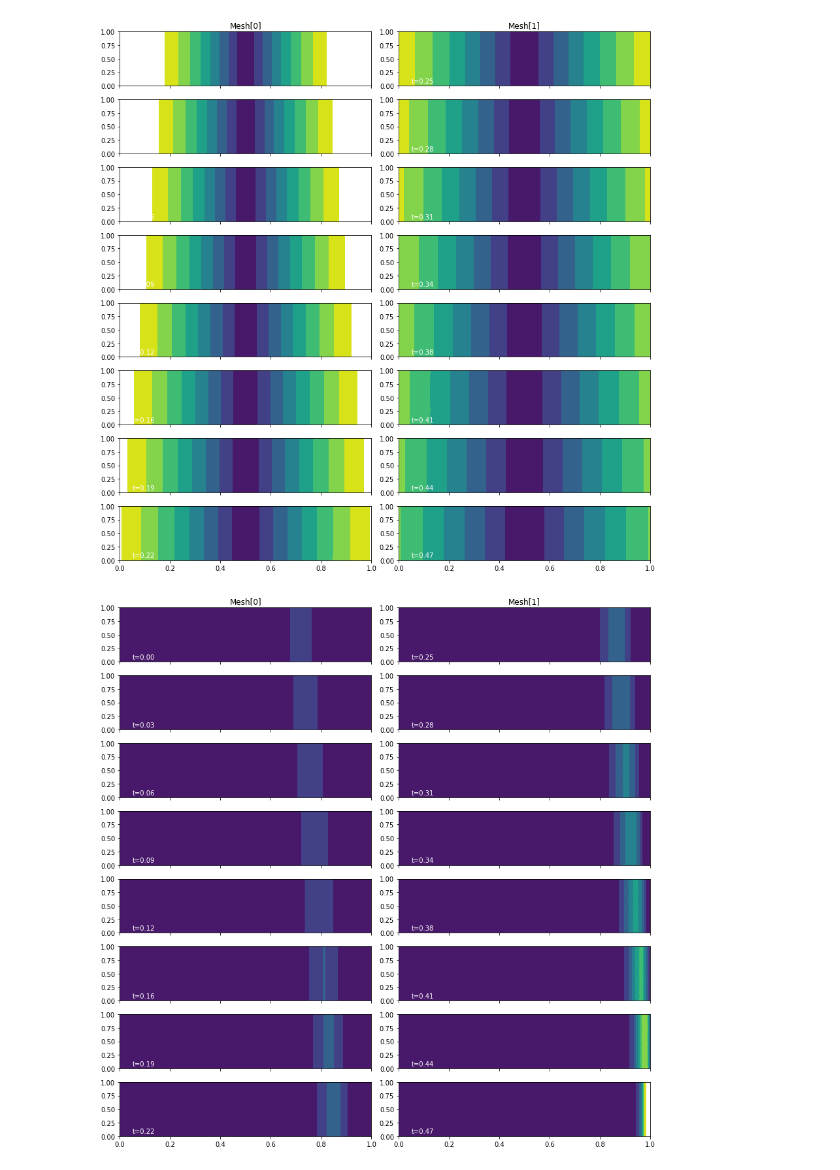
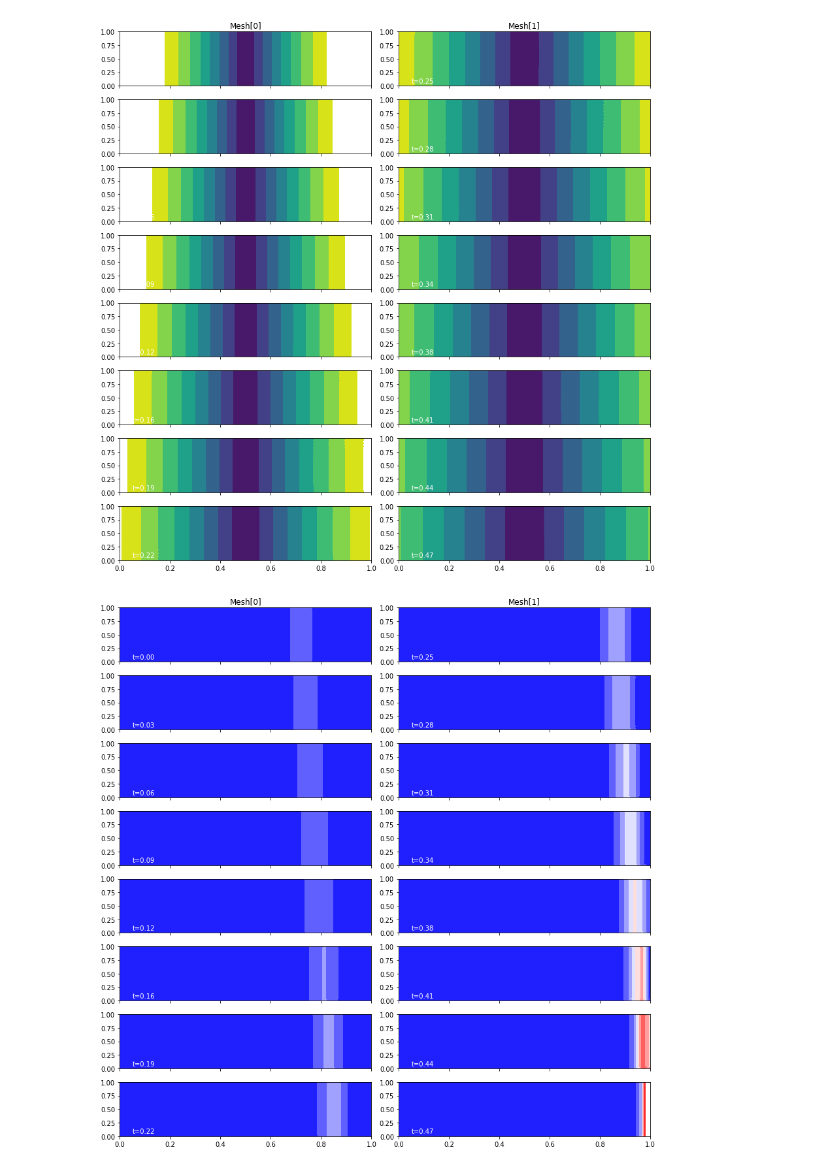
Before and after one commit to acse-akm121/oceans_goma, a Jupyter notebook: goma/src/GoalOrientedExample.ipynb, the cells around one changed output. Saved outputs shown, nothing was run; the diff lists cells and outputs as text; code cells hidden in the pictures.

Commit message:
notebook: change plots to be diverging cmap, add notes

```diff
--- a/goma/src/GoalOrientedExample.ipynb
+++ b/goma/src/GoalOrientedExample.ipynb
@@ -62,7 +64,7 @@ def get_solver(mesh_seq):
 
 
 def get_function_spaces(mesh):
-    return {"u": VectorFunctionSpace(mesh, "CG", 2)}
+    return {"u": VectorFunctionSpace(mesh, "CG", 1)}
 
 
 def get_initial_condition(mesh_seq):
@@ -75,6 +77,7 @@ def get_initial_condition(mesh_seq):
 def get_qoi(mesh_seq, solutions, i):
     def end_time_qoi():
         u = solutions["u"]
+        # ds(2) is dy (ds, subdomain 2)
         return inner(u, u) * ds(2)
 
     return end_time_qoi
@@ -111,11 +114,11 @@ solutions = mesh_seq.solve_adjoint()
 # %%
 # print("QOI: {}".format(mesh_seq.get_qoi()))
 fig, axes, tcs = plot_snapshots(
-    solutions, time_partition, "u", "adjoint", levels=np.linspace(0, 0.8, 9)
+    solutions, time_partition, "u", "adjoint", levels=np.linspace(0, 0.8, 9), cmap='bwr'
 )
 fig.savefig("burgers2.jpg")
 # %% [output]
-[figure, old version]
+[figure, new version]
 # %%
 solutions, indicators = mesh_seq.indicate_errors(
     enrichment_kwargs={"enrichment_method": "p"}
```
Also changed, not shown: parts of 9 cells of this notebook.
